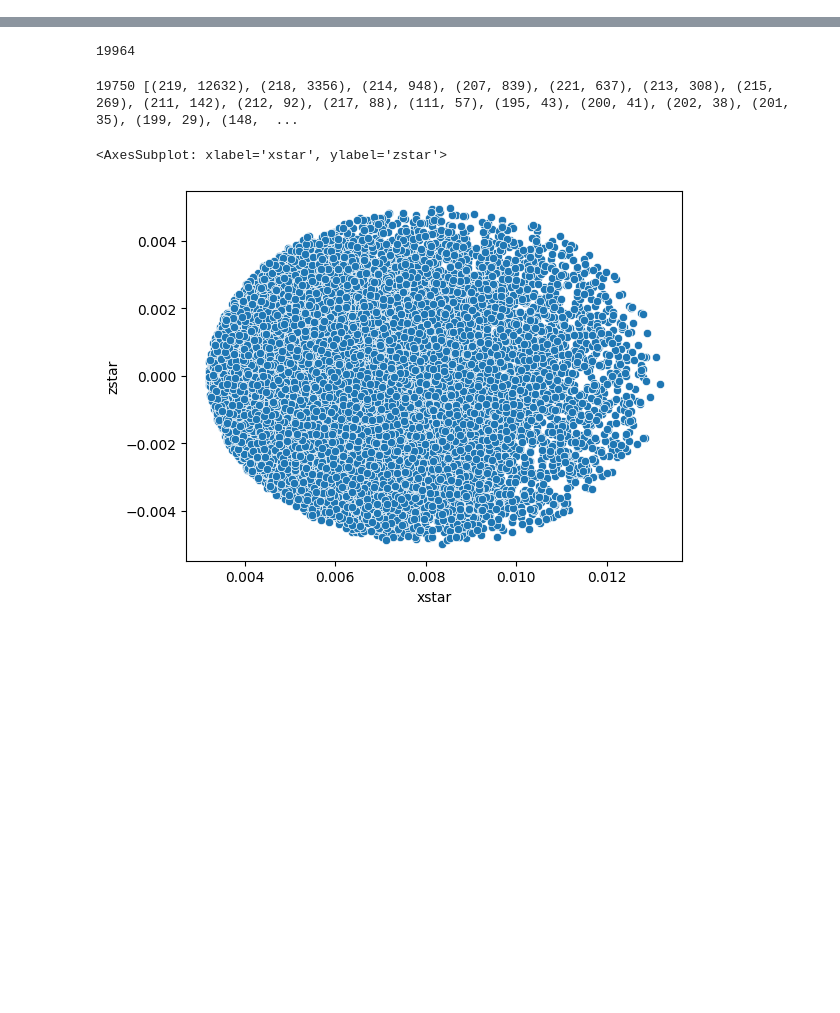
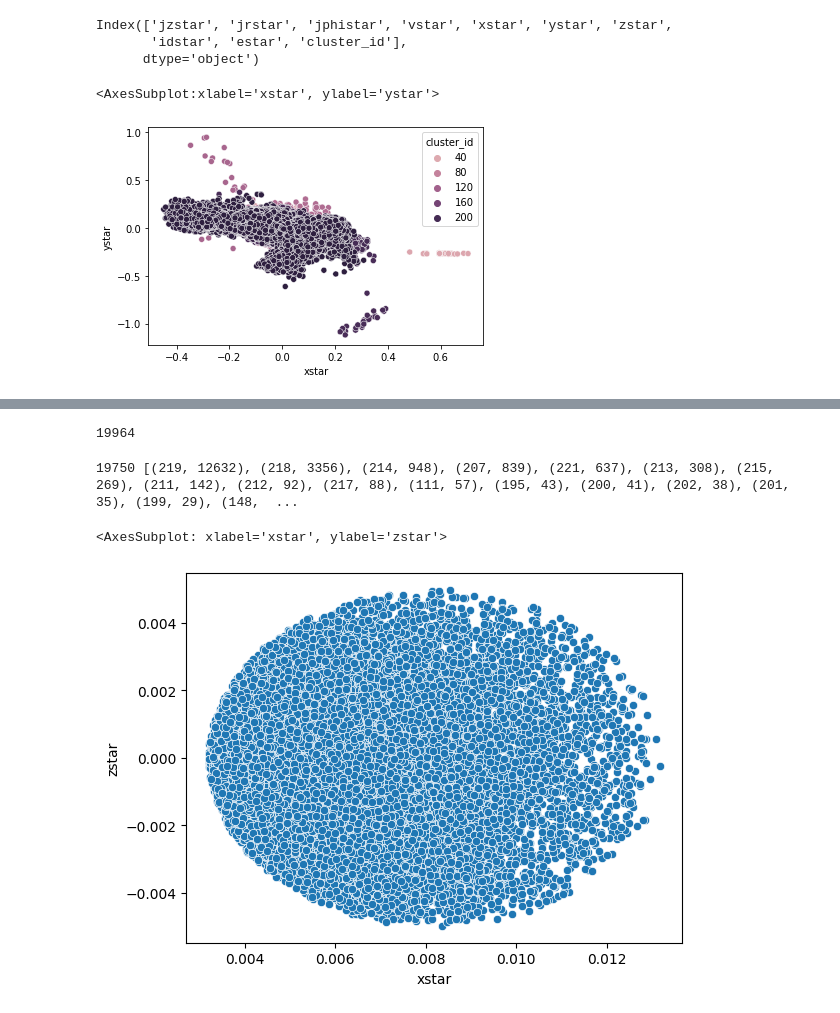
Before and after one commit to michaelyhuang23/Gaia3DR-explore, a Jupyter notebook: notebooks/caterpillar-process/explore-caterpillar.ipynb, the cells around one changed output, grey strips where cells are left out. Drawn from its saved outputs; the diff is of its cells as text; code cells hidden in the pictures; blank space fills up the shorter version.

```diff
--- a/notebooks/caterpillar-process/explore-caterpillar.ipynb
+++ b/notebooks/caterpillar-process/explore-caterpillar.ipynb
@@ -29,3 +29,14 @@ df.head()
 | 64377 | 7.348178 | 2.453728 | -5.348804 | 134.409012 | -0.061493 | 0.093857 | 0.012801 | 36.0 | 113440.647147 | 1 |
 | 64378 | 8.310122 | 5.878459 | -2.156659 | 65.615799 | -0.067170 | 0.066039 | 0.125655 | 36.0 | 120869.169378 | 1 |
 | 64379 | 6.545989 | 5.473257 | 4.538952 | 91.063606 | 0.020057 | -0.143342 | 0.042605 | 36.0 | 119039.685553 | 1 |
+# %%
+print(df.columns)
+# %% [output]
+Index(['jzstar', 'jrstar', 'jphistar', 'vstar', 'xstar', 'ystar', 'zstar',
+       'idstar', 'estar', 'cluster_id'],
+      dtype='object')
+# %%
+sns.scatterplot(data=df, x='xstar', y='ystar',hue='cluster_id')
+# %% [output]
+<AxesSubplot:xlabel='xstar', ylabel='ystar'>
+[figure, added]
```
Also changed, not shown: parts of 1 cell of this notebook, 12 other files.
